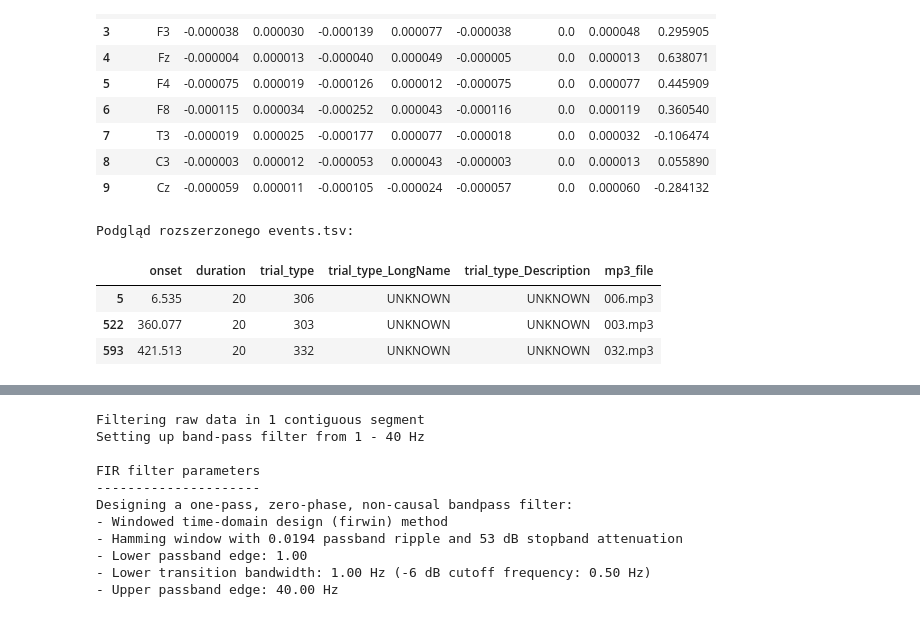
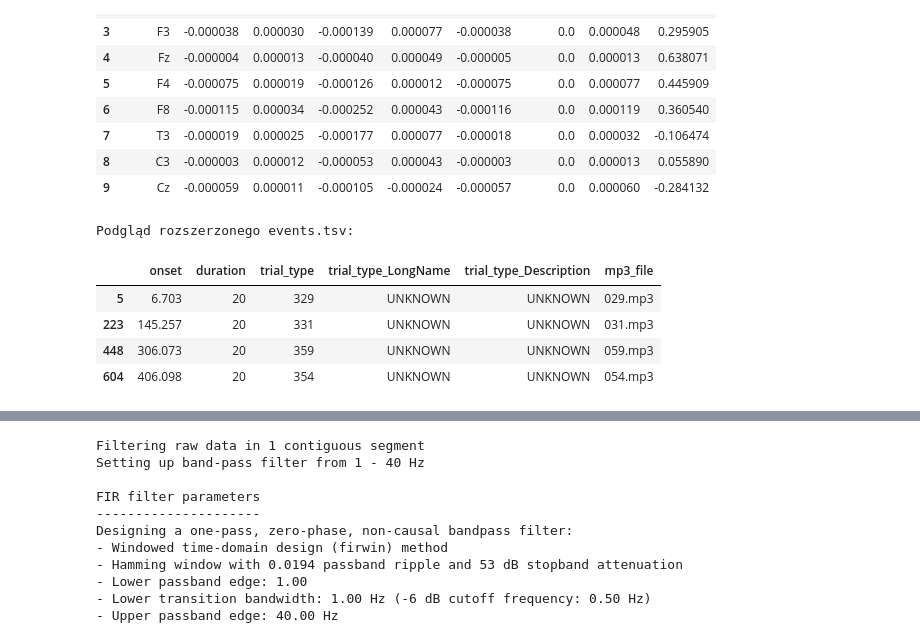
Before and after one commit to Jazgalor/Projekt-ABDMiB, a Jupyter notebook: analysis.ipynb, the cells around one changed output, grey strips where cells are left out. Cells and saved outputs as stored; diff of their text form; code cells hidden in the pictures.

```diff
--- a/analysis.ipynb
+++ b/analysis.ipynb
@@ -107,8 +107,8 @@ import json
 from pprint import pprint
 
 # --- ścieżki do plików ---
-tsv_path = "data/eeg/sub-01/eeg/sub-01_task-run3_events.tsv"
-json_path = "data/eeg/sub-01/eeg/sub-01_task-run3_events.json"
+tsv_path = "data/eeg/sub-02/eeg/sub-02_task-run3_events.tsv"
+json_path = "data/eeg/sub-02/eeg/sub-02_task-run3_events.json"
 
 # --- wczytanie ---
 events_df = pd.read_csv(tsv_path, sep="\t")
@@ -132,36 +132,37 @@ for val in events_df["trial_type"]:
     # ---------- opis z JSON ----------
     if key in trial_mapping:
         long_names.append(trial_mapping[key].get("LongName", "N/A"))
         descriptions.append(trial_mapping[key].get("Description", "N/A"))
     else:
         long_names.append("UNKNOWN")
         descriptions.append("UNKNOWN")
 
     # ---------- mapowanie mp3 ----------
     if 301 <= val <= 360:
         mp3_id = val - 300
         mp3_name = f"{mp3_id:03d}.mp3"
         mp3_names.append(mp3_name)
     else:
         mp3_names.append(None)
 
 # dodanie kolumn
 events_df["trial_type_LongName"] = long_names
 events_df["trial_type_Description"] = descriptions
 events_df["mp3_file"] = mp3_names
 
 # ======================================
 # wynik
 # ======================================
 
 print("Podgląd rozszerzonego events.tsv:\n")
 display(events_df[events_df["mp3_file"].notna()])
 # %% [output]
 Podgląd rozszerzonego events.tsv:
 |  | onset | duration | trial_type | trial_type_LongName | trial_type_Description | mp3_file |
-| 5 | 6.535 | 20 | 306 | UNKNOWN | UNKNOWN | 006.mp3 |
-| 522 | 360.077 | 20 | 303 | UNKNOWN | UNKNOWN | 003.mp3 |
-| 593 | 421.513 | 20 | 332 | UNKNOWN | UNKNOWN | 032.mp3 |
+| 5 | 6.703 | 20 | 329 | UNKNOWN | UNKNOWN | 029.mp3 |
+| 223 | 145.257 | 20 | 331 | UNKNOWN | UNKNOWN | 031.mp3 |
+| 448 | 306.073 | 20 | 359 | UNKNOWN | UNKNOWN | 059.mp3 |
+| 604 | 406.098 | 20 | 354 | UNKNOWN | UNKNOWN | 054.mp3 |
 # %%
 from pathlib import Path
 import pandas as pd
```
Also changed, not shown: parts of 3 cells of this notebook.
